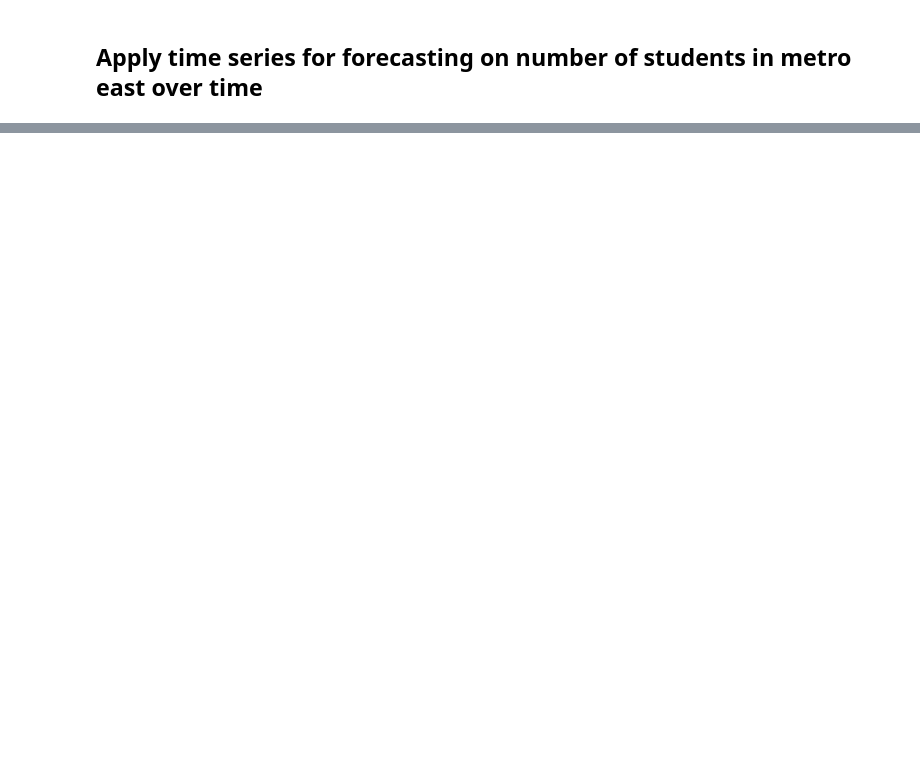
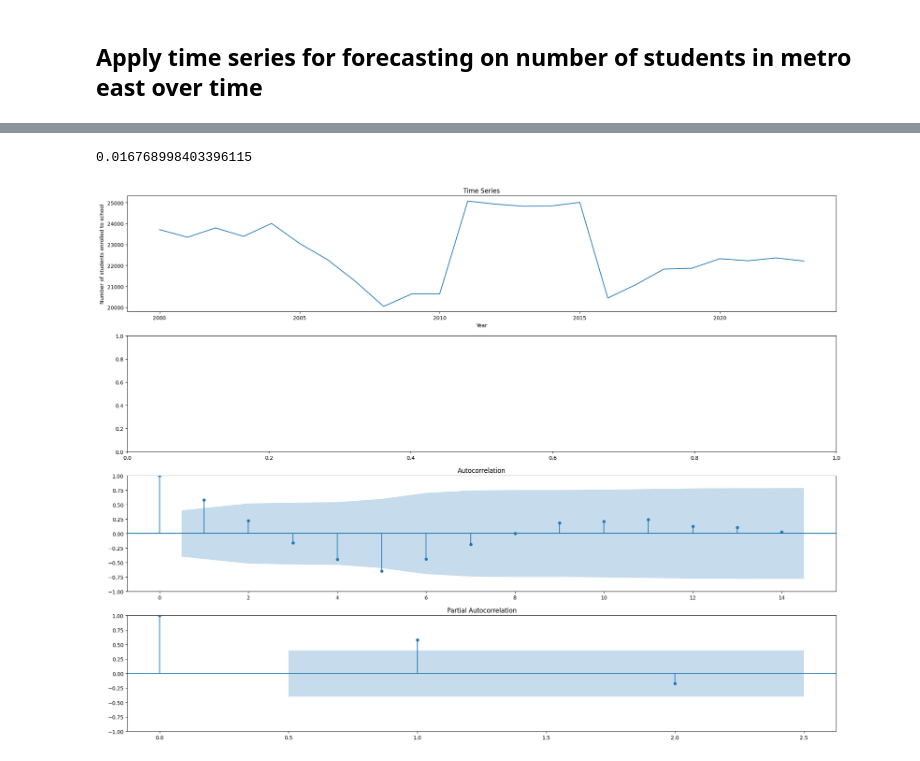
Before and after one commit to Gareth1995/education_project, a Jupyter notebook: time_series.ipynb, the cells around one changed output, grey strips where cells are left out. Saved outputs shown, nothing was run; the diff lists cells and outputs as text; code cells hidden in the pictures; blank space fills up the shorter version.

Commit message:
time series analysis for school enrollment

```diff
--- a/time_series.ipynb
+++ b/time_series.ipynb
@@ -70,0 +49,70 @@ plot_learner_ts('METRO EAST', '3', 'TOTAL 1')
+# %%
+def subtract_from_previous(arr):
+    if len(arr) == 0:
+        return []
+
+    return [arr[i] - arr[i - 1] for i in range(1, len(arr))]
+# %%
+# This function plots time series of student enrollment for a given metro, circuit and grade
+# If the time series is not stationary it is converted so that it is stationary and the stationary plot will be plotted
+# the pacf and acf plots are also plotted
+fig, axes = plt.subplots(4, 1, figsize=(20,15))
+def plot_learner_ts(metro, circuit, count_var):
+
+    # filter dataset
+    enrollment_subset = enrollment_ts[(enrollment_ts['EDUC DISTRICT'] == str(metro)) & (enrollment_ts['CIRCUIT'] == int(circuit))][[str(count_var), 'YEAR']]
+
+    # plot the stationary time series if time series is not stationary
+    adf_val = adfuller(enrollment_subset[str(count_var)])
+
+    # if p val > 0.05 then time series is not stationary. If p value < 0.05 then it is stationary
+    # if time series is stationary then convert to stationary plot
+    if adf_val[1] > 0.05:
+        # plot number of students over time
+        axes[0].plot(enrollment_subset['YEAR'], (enrollment_subset[str(count_var)]))
+        axes[0].set_title('Time Series')
+        axes[0].set_xlabel('Year')
+        axes[0].set_ylabel('Number of students enrolled to school')
+
+        # convert time series to stationary time series
+        transformed_ts = subtract_from_previous(np.array(enrollment_subset[str(count_var)]))
+        transformed_adf = adfuller(transformed_ts)
+
+        axes[1].plot(enrollment_subset['YEAR'][1:], transformed_ts) # time series for stationary plot
+        axes[1].set_title('Stationary Time Series')
+        axes[1].set_xlabel('Year')
+        axes[1].set_ylabel('Number of students enrolled to school')
+
+        # plot ACF (see https://www.youtube.com/watch?v=y8opUEd05Dg&list=PLvcbYUQ5t0UHOLnBzl46_Q6QKtFgfMGc3&index=3)
+        acf_plot = plot_acf(np.array(transformed_ts), ax=axes[2]) # acf for stationary plot
+
+        # plot PACF (see https://www.youtube.com/watch?v=y8opUEd05Dg&list=PLvcbYUQ5t0UHOLnBzl46_Q6QKtFgfMGc3&index=3)
+        pacf_plot = plot_pacf(transformed_ts, lags=5, ax=axes[3]) # pacf for stationary plot
+
+    # if the time series is already stationary then plot the time series, acf and pacf plots as is
+    else:
+        # plot number of students over time
+        axes[0].plot(enrollment_subset['YEAR'], (enrollment_subset[str(count_var)]))
+        axes[0].set_title('Time Series')
+        axes[0].set_xlabel('Year')
+        axes[0].set_ylabel('Number of students enrolled to school')
+
+        # plot ACF (see https://www.youtube.com/watch?v=y8opUEd05Dg&list=PLvcbYUQ5t0UHOLnBzl46_Q6QKtFgfMGc3&index=3)
+        acf_plot = plot_acf(enrollment_subset[str(count_var)], ax=axes[2])
+
+        # plot PACF (see https://www.youtube.com/watch?v=y8opUEd05Dg&list=PLvcbYUQ5t0UHOLnBzl46_Q6QKtFgfMGc3&index=3)
+        pacf_plot = plot_pacf(enrollment_subset[str(count_var)], lags=2, ax=axes[3])
+
+    # plot all graphs on same grid
+    plt.tight_layout()
+
+    # return transformed adf only if the transformation needed to happen
+    if adf_val[1] > 0.05:
+        return [adf_val[1], transformed_adf[1]]
+    else:
+        return adf_val[1]
+
+plot_learner_ts('METRO EAST', '3', 'TOTAL 1')
+# %% [output]
+0.016768998403396115
+[figure, added]
```
Also changed, not shown: parts of 12 cells of this notebook, 2 other files.
